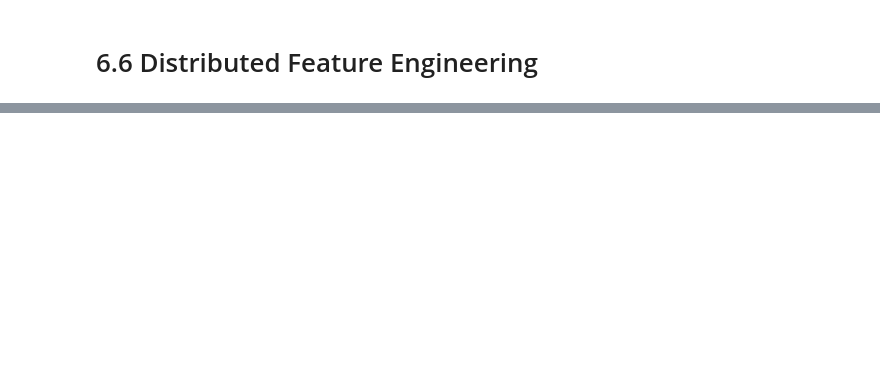
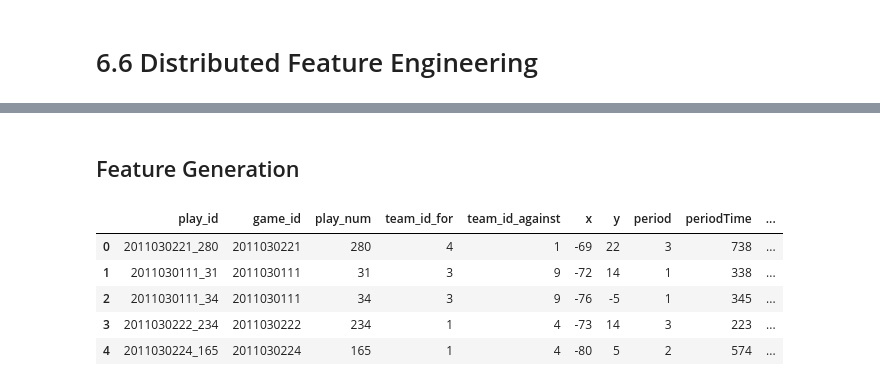
Before and after one commit to bgweber/DS_Production, a Jupyter notebook: source/DSP_CH06_PySpark_For_Batch_Pipelines.ipynb, the cells around one changed output, grey strips where cells are left out. Cells and saved outputs as stored; diff of their text form; code cells hidden in the pictures; blank space fills up the shorter version.

```diff
--- a/source/DSP_CH06_PySpark_For_Batch_Pipelines.ipynb
+++ b/source/DSP_CH06_PySpark_For_Batch_Pipelines.ipynb
@@ -853,6 +448,17 @@ Showing the first 1000 rows.
 # %% [markdown]
 # 6.6 Distributed Feature Engineering
 # %%
-plays_df = spark.read.csv("s3://dsp-ch6/csv/game_plays.csv", header=True, inferSchema = True).drop('secondaryType', 'periodType', 'dateTime', 'rink_side')
-plays_pd = plays_df.filter("rand() < 0.003").toPandas()
+plays_pd = (
+  spark.read.csv(
+    path="s3://dsp-ch6-00/csv/game_plays.csv",
+    inferSchema=True,
+    header=True,
+    nullValue='NA'
+  )
+  .drop('secondaryType', 'periodType', 'dateTime', 'rink_side')
+  .fillna(0)
+  .filter("rand() < 0.003")
+  .toPandas()
+)
+
 plays_pd.shape
@@ -859,16 +467,31 @@ plays_pd.shape
+# %% [markdown]
+## Feature Generation
 # %%
 import featuretools as ft
 from featuretools import Feature
 
 es = ft.EntitySet(id="plays")
-es = es.entity_from_dataframe(entity_id="plays",dataframe=plays_pd, index="play_id", variable_types = {
-      "event": ft.variable_types.Categorical,
-      "description": ft.variable_types.Categorical })
+es = es.entity_from_dataframe(
+  entity_id="plays",
+  dataframe=plays_pd,
+  index="play_id",
+  variable_types={
+    "event": ft.variable_types.Categorical,
+    "description": ft.variable_types.Categorical
+  }
+)
 
-f1 = Feature(es["plays"]["event"])
-f2 = Feature(es["plays"]["description"])
+features = list(map(Feature, es["plays"].variables))
 
-encoded, defs = ft.encode_features(plays_pd, [f1, f2], top_n=10)
-encoded.reset_index(inplace=True)
+encoded, defs = ft.encode_features(plays_pd, features, top_n=10)
+encoded.reset_index(drop=True, inplace=True)
+encoded.head()
+# %% [output]
+|  | play_id | game_id | play_num | team_id_for | team_id_against | x | y | period | periodTime | ... |
+| 0 | 2011030221_280 | 2011030221 | 280 | 4 | 1 | -69 | 22 | 3 | 738 | ... |
+| 1 | 2011030111_31 | 2011030111 | 31 | 3 | 9 | -72 | 14 | 1 | 338 | ... |
+| 2 | 2011030111_34 | 2011030111 | 34 | 3 | 9 | -76 | -5 | 1 | 345 | ... |
+| 3 | 2011030222_234 | 2011030222 | 234 | 1 | 4 | -73 | 14 | 3 | 223 | ... |
+| 4 | 2011030224_165 | 2011030224 | 165 | 1 | 4 | -80 | 5 | 2 | 574 | ... |
 # %%
 es = ft.EntitySet(id="plays")
```
Also changed, not shown: parts of 41 cells of this notebook.
